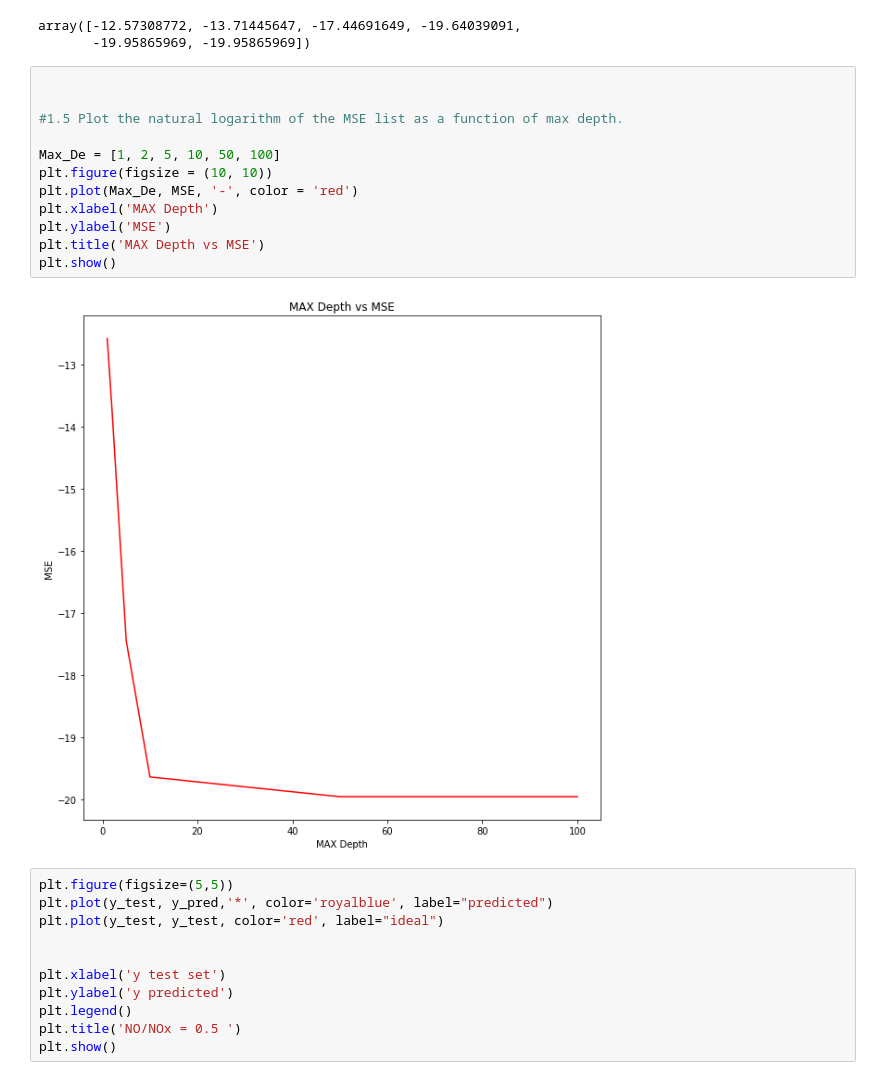
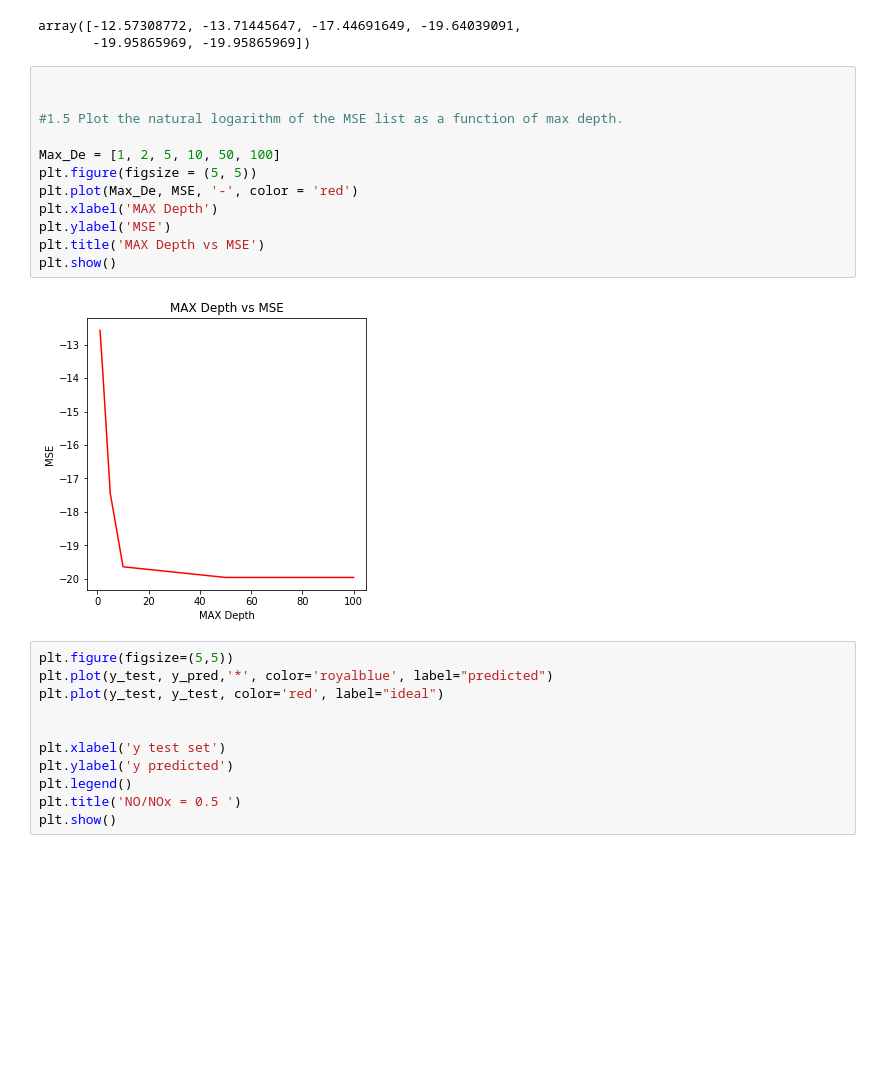
Before and after one commit to XiuyuTang/PACCAR_SCR_ML_Project, a Jupyter notebook: Exploratory_Notebook_Decision_Tree_NoxRatio_0.5.ipynb, the cells around one changed output. Cells and saved outputs as stored; diff of their text form; blank space fills up the shorter version.

```diff
--- a/Exploratory_Notebook_Decision_Tree_NoxRatio_0.5.ipynb
+++ b/Exploratory_Notebook_Decision_Tree_NoxRatio_0.5.ipynb
@@ -121,17 +121,17 @@ array([-12.57308772, -13.71445647, -17.44691649, -19.64039091,
 # %%
 
 
 #1.5 Plot the natural logarithm of the MSE list as a function of max depth.
 
 Max_De = [1, 2, 5, 10, 50, 100]
-plt.figure(figsize = (10, 10))
+plt.figure(figsize = (5, 5))
 plt.plot(Max_De, MSE, '-', color = 'red')
 plt.xlabel('MAX Depth')
 plt.ylabel('MSE')
 plt.title('MAX Depth vs MSE')
 plt.show()
 # %% [output]
-[figure, old version]
+[figure, new version]
 # %%
 plt.figure(figsize=(5,5))
 plt.plot(y_test, y_pred,'*', color='royalblue', label="predicted")
```
Also changed, not shown: parts of 1 cell of this notebook, 3 other files.
